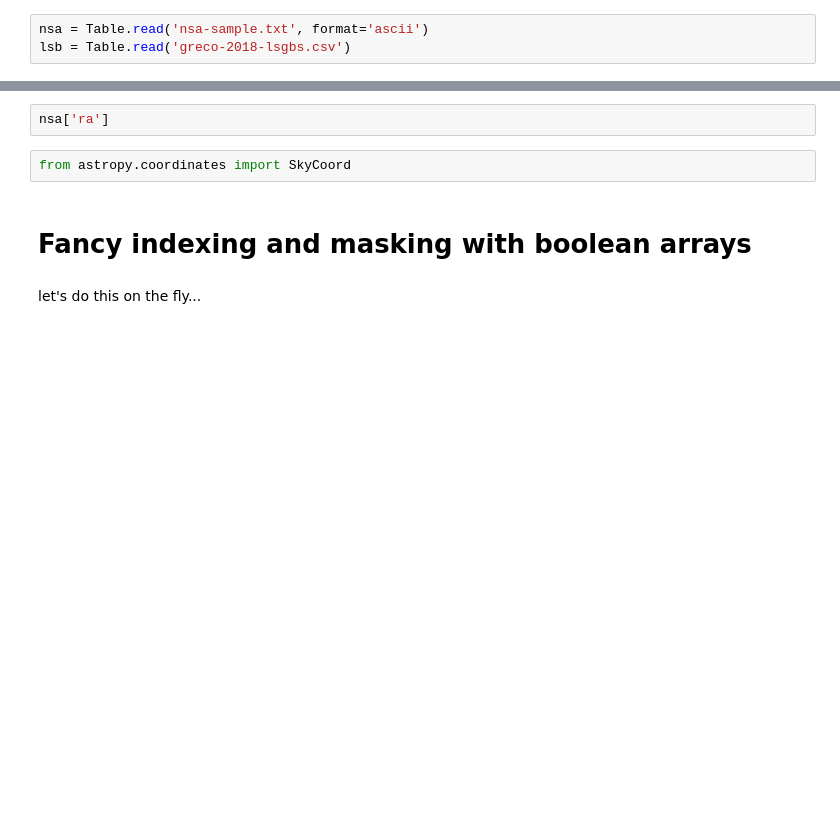
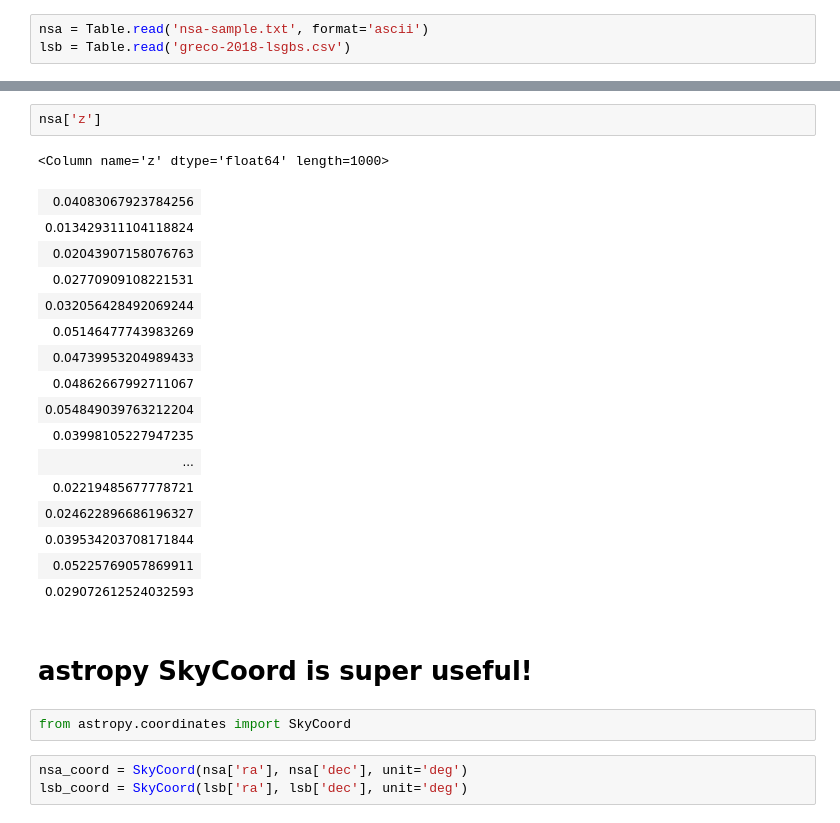
Before and after one commit to HowWeScience/hack-sessions, a Jupyter notebook: session-2/numpy-astropy-stuff.ipynb, the cells around one changed output, grey strips where cells are left out. Cells and saved outputs as stored; diff of their text form; blank space fills up the shorter version.

Commit message:
updated numpy/astropy notebook

```diff
--- a/session-2/numpy-astropy-stuff.ipynb
+++ b/session-2/numpy-astropy-stuff.ipynb
@@ -92,8 +158,27 @@ nsa[:10]
 # %%
-nsa['ra']
+nsa['z']
+# %% [output]
+<Column name='z' dtype='float64' length=1000>
+| 0.04083067923784256 |
+| 0.013429311104118824 |
+| 0.02043907158076763 |
+| 0.02770909108221531 |
+| 0.032056428492069244 |
+| 0.05146477743983269 |
+| 0.04739953204989433 |
+| 0.04862667992711067 |
+| 0.054849039763212204 |
+| 0.03998105227947235 |
+| ... |
+| 0.02219485677778721 |
+| 0.024622896686196327 |
+| 0.039534203708171844 |
+| 0.05225769057869911 |
+| 0.029072612524032593 |
+# %% [markdown]
+# astropy SkyCoord is super useful!
 # %%
 from astropy.coordinates import SkyCoord
-# %% [markdown]
-# Fancy indexing and masking with boolean arrays
-# %% [markdown]
-let's do this on the fly...
+# %%
+nsa_coord = SkyCoord(nsa['ra'], nsa['dec'], unit='deg')
+lsb_coord = SkyCoord(lsb['ra'], lsb['dec'], unit='deg')
```
Also changed, not shown: parts of 32 cells of this notebook.
